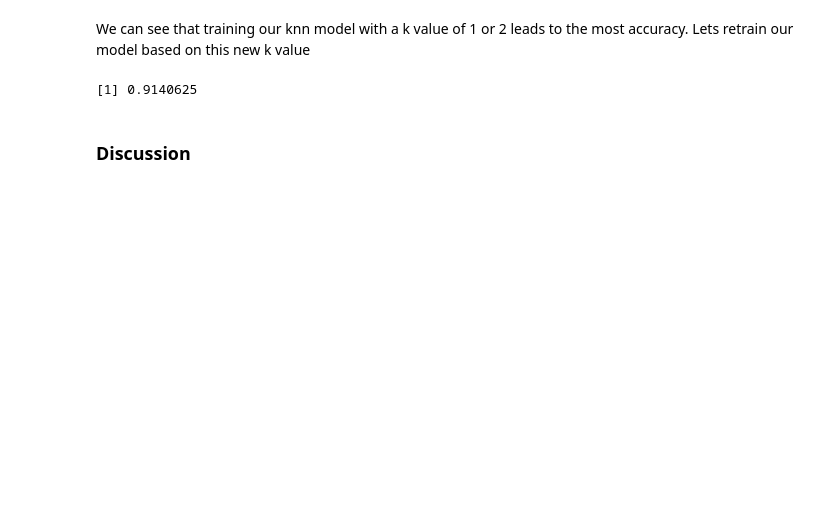
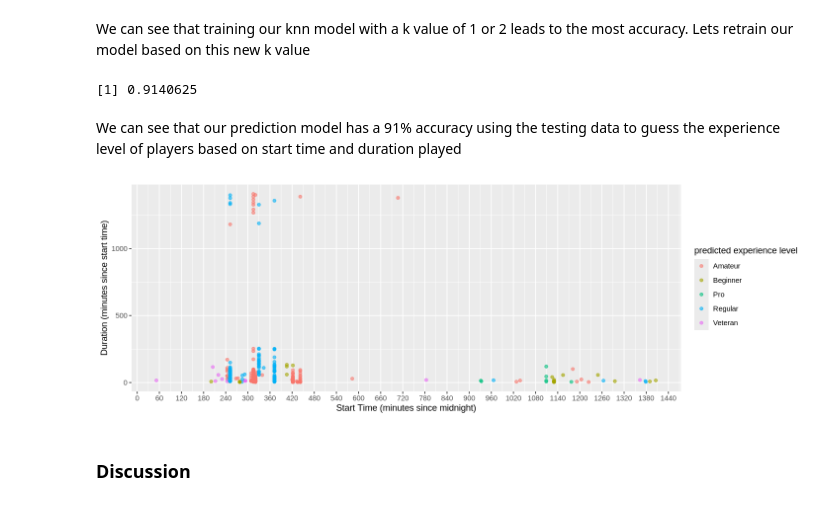
Before and after one commit to mulch-eater-prime/DSCI-Group-17-Project, a Jupyter notebook: Work.ipynb, the cells around one changed output. Saved outputs shown, nothing was run; the diff lists cells and outputs as text; code cells hidden in the pictures; blank space fills up the shorter version.

```diff
--- a/Work.ipynb
+++ b/Work.ipynb
@@ -261,5 +261,17 @@ minecraft_accuracy <- minecraft_predictions |>
 minecraft_accuracy
 # %% [output]
 [1] 0.9140625
+# %% [markdown]
+We can see that our prediction model has a 91% accuracy using the testing data to guess the experience level of players based on start time and duration played
+# %%
+options(repr.plot.width = 12, repr.plot.height = 4)
+
+prediciton_plot <- minecraft_predictions |> ggplot(aes(x = start, y = duration, color = .pred_class)) +
+    geom_point(alpha = 0.6) +
+    labs(x = "Start Time (minutes since midnight)", y = "Duration (minutes since start time)", color = "predicted experience level") +
+    scale_x_continuous(breaks = seq(0, 1440, by = 60))
+prediciton_plot
+# %% [output]
+[figure, added]
 # %% [markdown]
 ### Discussion
```
Also changed, not shown: parts of 3 cells of this notebook.
